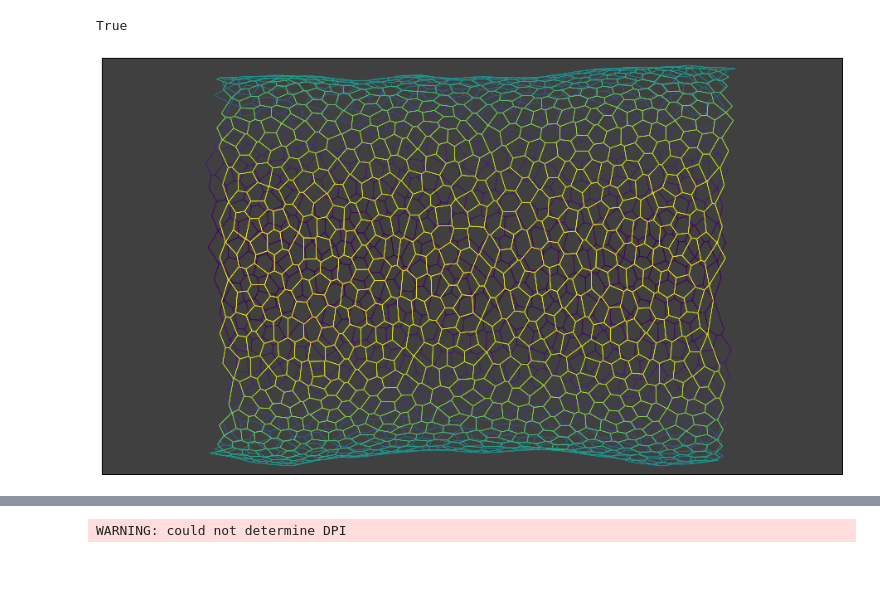
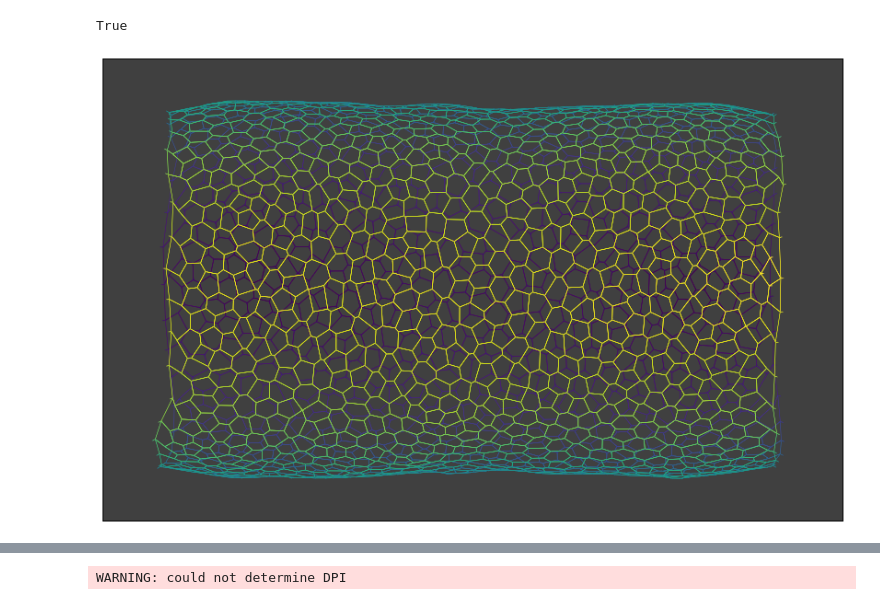
Before and after one commit to glyg/notebooks, a Jupyter notebook: tyssue/leg_joint/Fold formation - Sheet.ipynb, the cells around one changed output, grey strips where cells are left out. Drawn from its saved outputs; the diff is of its cells as text; code cells hidden in the pictures; blank space fills up the shorter version.

```diff
--- a/tyssue/leg_joint/Fold formation - Sheet.ipynb
+++ b/tyssue/leg_joint/Fold formation - Sheet.ipynb
@@ -28,8 +30,8 @@ min_settings = {
     'minimize': {
         'options': {
             'disp': False,
-            'ftol': 1e-6,
-            'gtol': 1e-6},
+            'ftol': 1e-8,
+            'gtol': 1e-8},
         }
     }
 
@@ -41,24 +43,27 @@ def load_before_apopto():
 
     datasets = load_datasets(h5store,
                              data_names=['face', 'vert', 'edge'])
-    sheet = Sheet('emin', datasets)
-    sheet.set_geom('sheet')
+    specs = config.geometry.sheet_spec()
+    sheet = Sheet('emin', datasets, specs)
     geom.update_all(sheet)
 
-    nondim_specs = load_default('dynamics', 'sheet')
+    # ## Remove dead cells at boundary
+    boundary_cells = sheet.face_df[sheet.face_df.is_alive==0].index
+    for cell in boundary_cells:
+        remove_face(sheet, cell)
+
+    sheet.edge_df['opposite'] = get_opposite(sheet.edge_df)
+
+    sheet.vert_df.is_active = 1
+    create_anchors(sheet)
+
+    nondim_specs = config.dynamics.quasistatic_sheet_spec_anchors()
+    nondim_specs['edge']['anchor_tension'] = 0.3
     dim_model_specs = model.dimentionalize(nondim_specs)
+    sheet.update_specs(dim_model_specs, reset=True)
 
-    sheet.set_model('sheet',
-                    dim_model_specs)
-
-    live_edges = sheet.upcast_face(sheet.face_df.is_alive)
-    dead_src = set(sheet.edge_df[live_edges==0].srce)
-    sheet.vert_df.is_active = 1
     # sheet.vert_df.loc[dead_src, 'is_active'] = 0
     return sheet
 
 sheet = load_before_apopto()
-res = solver.find_energy_min(sheet, geom, model, **min_settings)
-print(res['success'])
+geom.update_all(sheet)
-# %% [output]
-True
@@ -65,5 +72,10 @@ True
+# %%
+res = solver.find_energy_min(sheet, geom, model, **min_settings)
+print(res['success'])
+# %% [output]
+True
 # %%
-def leg_joint_view(sheet, coords=['z', 'x', 'y']):
+def leg_joint_view(sheet, coords=['z', 'y', 'x']):
 
     x, y, z = coords
     datasets = {}
@@ -81,32 +93,32 @@ def leg_joint_view(sheet, coords=['z', 'x', 'y']):
     tmp_sheet.reset_index()
     cmap = plt.cm.get_cmap('viridis')
 
     e_depth = (tmp_sheet.edge_df[z] -
                tmp_sheet.edge_df[z].min()) / tmp_sheet.edge_df[z].ptp()
     depth_cmap = cmap(e_depth)
     draw_specs = {
         'vert': {
             'visible': False
             },
         'edge': {
             'color': depth_cmap,
             #'zorder': depth.values
             }
         }
 
     fig, ax = sheet_view(tmp_sheet, coords[:2], **draw_specs)
     ax.set_xlim(-80, 80)
-    ax.set_ylim(-45, 45)
+    ax.set_ylim(-50, 50)
     ax.set_axis_bgcolor('#404040')
     ax.set_xticks([])
     ax.set_yticks([])
     #ax.set_frame_on(False)
     fig.set_size_inches((16, 9))
     fig.set_frameon(False)
     fig.set_clip_box(ax.bbox)
     return fig, ax
 
 fig, ax = leg_joint_view(sheet)
 plt.savefig('before.png', bbox_inches='tight')
 # %% [output]
-[figure, old version]
+[figure, new version]
```
Also changed, not shown: parts of 34 cells of this notebook, 16 other files.
